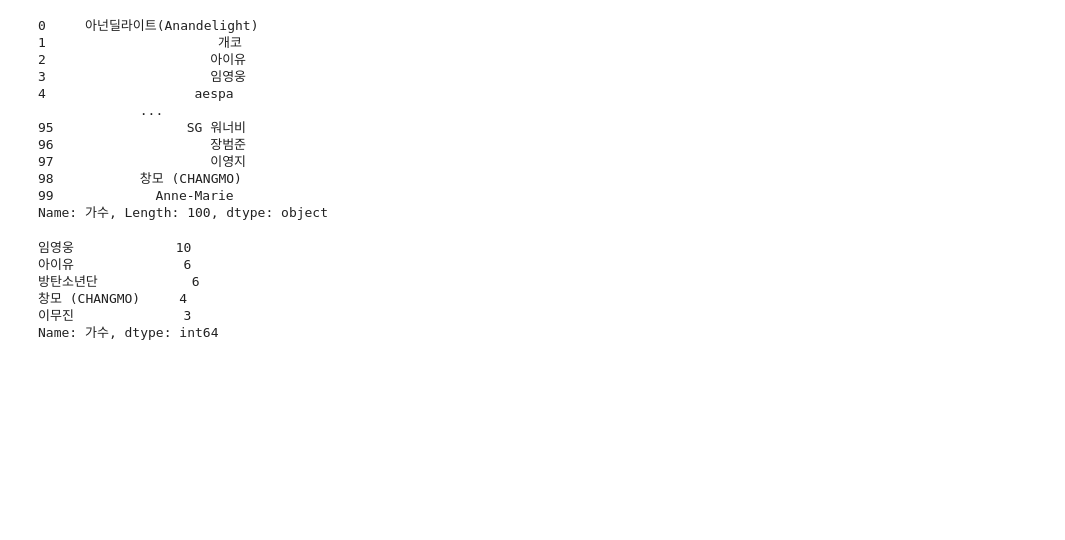
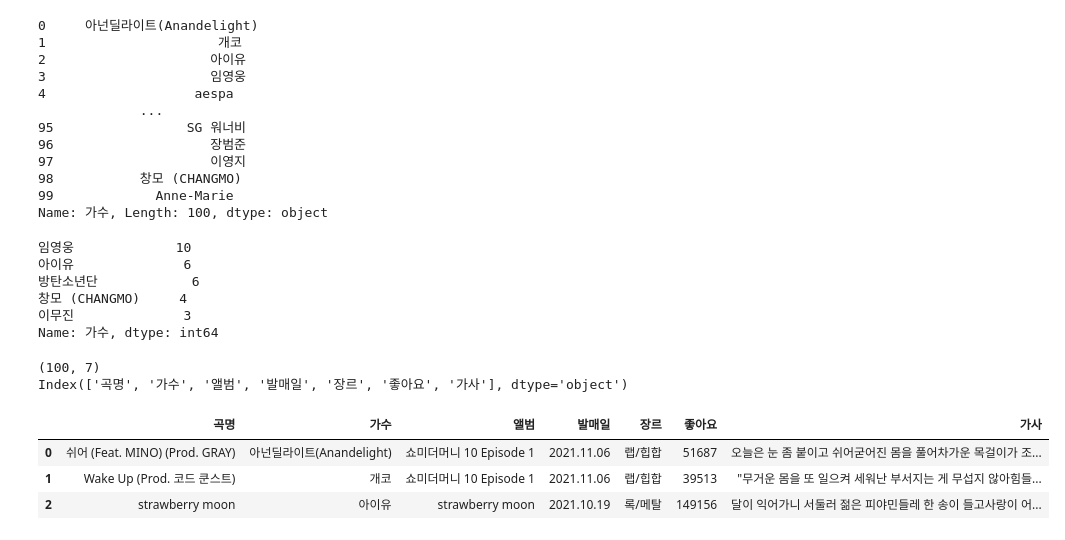
Before and after one commit to mysoyul/kosta_webscaping_anaysis, a Jupyter notebook: 04.Melon 100챠트_수업중.ipynb, the cells around one changed output. Saved outputs shown, nothing was run; the diff lists cells and outputs as text; code cells hidden in the pictures; blank space fills up the shorter version.

```diff
--- a/04.Melon 100챠트_수업중.ipynb
+++ b/04.Melon 100챠트_수업중.ipynb
@@ -246,3 +246,16 @@ song_df['가수'].value_counts().head()
 창모 (CHANGMO)     4
 이무진              3
 Name: 가수, dtype: int64
+# %%
+#song_df 복사본을 생성함
+table_df = song_df.copy()
+print(table_df.shape)
+print(table_df.columns)
+table_df.head(3)
+# %% [output]
+(100, 7)
+Index(['곡명', '가수', '앨범', '발매일', '장르', '좋아요', '가사'], dtype='object')
+|  | 곡명 | 가수 | 앨범 | 발매일 | 장르 | 좋아요 | 가사 |
+| 0 | 쉬어 (Feat. MINO) (Prod. GRAY) | 아넌딜라이트(Anandelight) | 쇼미더머니 10 Episode 1 | 2021.11.06 | 랩/힙합 | 51687 | 오늘은 눈 좀 붙이고 쉬어굳어진 몸을 풀어차가운 목걸이가 조... |
+| 1 | Wake Up (Prod. 코드 쿤스트) | 개코 | 쇼미더머니 10 Episode 1 | 2021.11.06 | 랩/힙합 | 39513 | "무거운 몸을 또 일으켜 세워난 부서지는 게 무섭지 않아힘들... |
+| 2 | strawberry moon | 아이유 | strawberry moon | 2021.10.19 | 록/메탈 | 149156 | 달이 익어가니 서둘러 젊은 피야민들레 한 송이 들고사랑이 어... |
```
Also changed, not shown: parts of 4 cells of this notebook, 1 other file.
